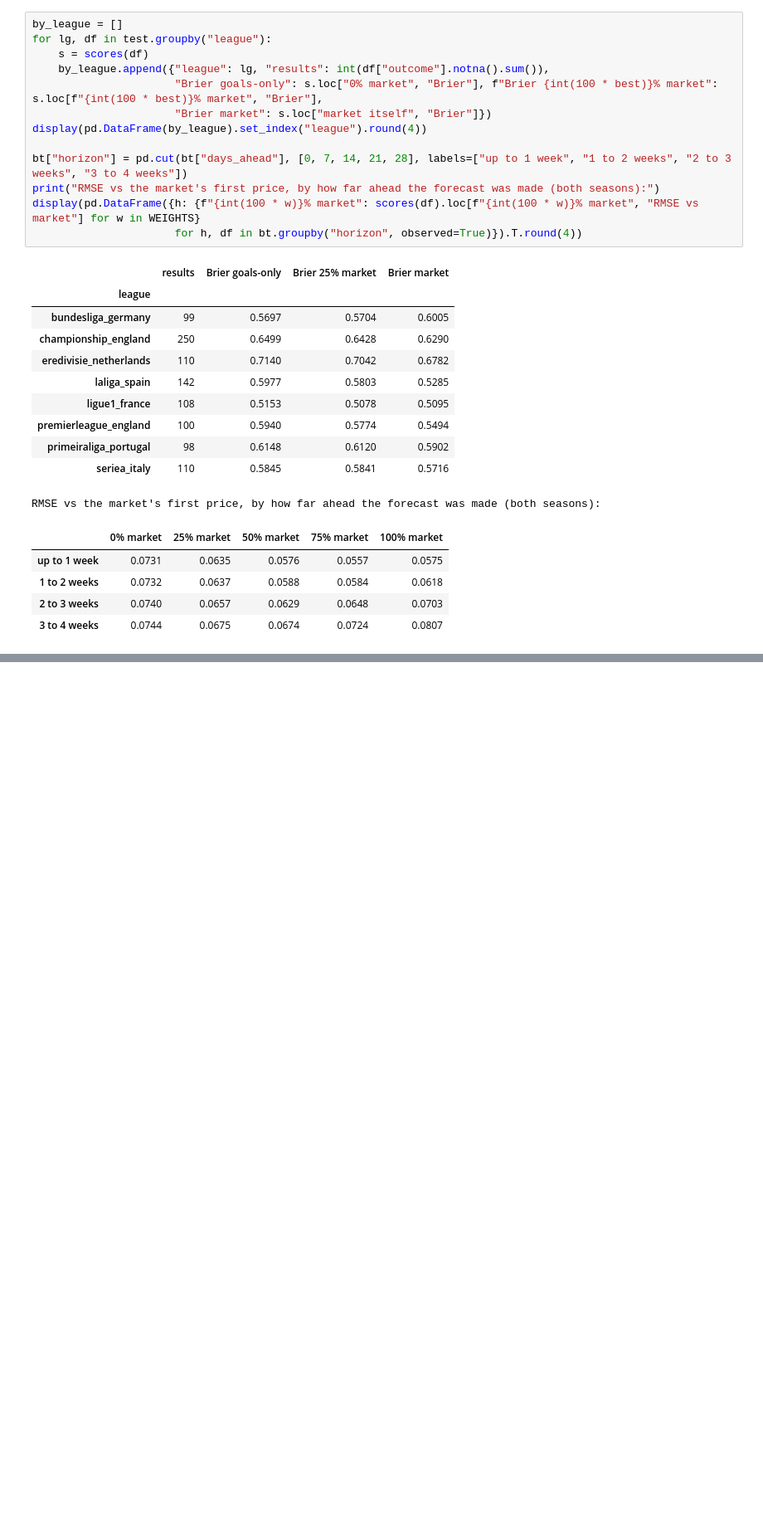
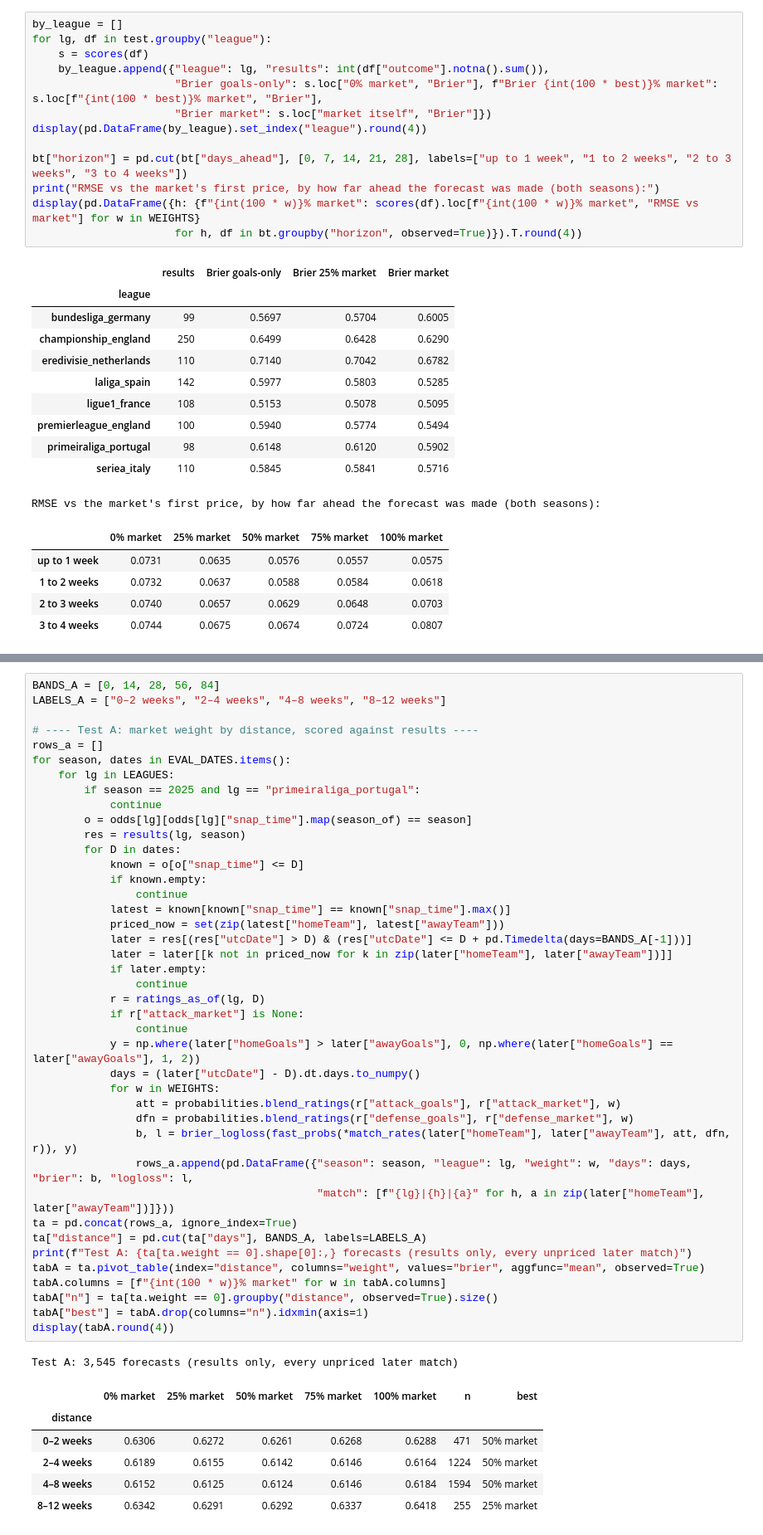
Before and after one commit to vickyfriss/Football-analytics, a Jupyter notebook: 202610 - 3 - Market-Implied Team Strengths (Backtest).ipynb, the cells around one changed output, grey strips where cells are left out. Shown at 83% size. Drawn from its saved outputs; the diff is of its cells as text; blank space fills up the shorter version.

```diff
--- a/202610 - 3 - Market-Implied Team Strengths (Backtest).ipynb
+++ b/202610 - 3 - Market-Implied Team Strengths (Backtest).ipynb
@@ -310,0 +345,49 @@ RMSE vs the market's first price, by how far ahead the forecast was made (both s
+# %%
+BANDS_A = [0, 14, 28, 56, 84]
+LABELS_A = ["0–2 weeks", "2–4 weeks", "4–8 weeks", "8–12 weeks"]
+
+# ---- Test A: market weight by distance, scored against results ----
+rows_a = []
+for season, dates in EVAL_DATES.items():
+    for lg in LEAGUES:
+        if season == 2025 and lg == "primeiraliga_portugal":
+            continue
+        o = odds[lg][odds[lg]["snap_time"].map(season_of) == season]
+        res = results(lg, season)
+        for D in dates:
+            known = o[o["snap_time"] <= D]
+            if known.empty:
+                continue
+            latest = known[known["snap_time"] == known["snap_time"].max()]
+            priced_now = set(zip(latest["homeTeam"], latest["awayTeam"]))
+            later = res[(res["utcDate"] > D) & (res["utcDate"] <= D + pd.Timedelta(days=BANDS_A[-1]))]
+            later = later[[k not in priced_now for k in zip(later["homeTeam"], later["awayTeam"])]]
+            if later.empty:
+                continue
+            r = ratings_as_of(lg, D)
+            if r["attack_market"] is None:
+                continue
+            y = np.where(later["homeGoals"] > later["awayGoals"], 0, np.where(later["homeGoals"] == later["awayGoals"], 1, 2))
+            days = (later["utcDate"] - D).dt.days.to_numpy()
+            for w in WEIGHTS:
+                att = probabilities.blend_ratings(r["attack_goals"], r["attack_market"], w)
+                dfn = probabilities.blend_ratings(r["defense_goals"], r["defense_market"], w)
+                b, l = brier_logloss(fast_probs(*match_rates(later["homeTeam"], later["awayTeam"], att, dfn, r)), y)
+                rows_a.append(pd.DataFrame({"season": season, "league": lg, "weight": w, "days": days, "brier": b, "logloss": l,
+                                            "match": [f"{lg}|{h}|{a}" for h, a in zip(later["homeTeam"], later["awayTeam"])]}))
+ta = pd.concat(rows_a, ignore_index=True)
+ta["distance"] = pd.cut(ta["days"], BANDS_A, labels=LABELS_A)
+print(f"Test A: {ta[ta.weight == 0].shape[0]:,} forecasts (results only, every unpriced later match)")
+tabA = ta.pivot_table(index="distance", columns="weight", values="brier", aggfunc="mean", observed=True)
+tabA.columns = [f"{int(100 * w)}% market" for w in tabA.columns]
+tabA["n"] = ta[ta.weight == 0].groupby("distance", observed=True).size()
+tabA["best"] = tabA.drop(columns="n").idxmin(axis=1)
+display(tabA.round(4))
+# %% [output]
+Test A: 3,545 forecasts (results only, every unpriced later match)
+|  | 0% market | 25% market | 50% market | 75% market | 100% market | n | best |
+| distance |  |  |  |  |  |  |  |
+| 0–2 weeks | 0.6306 | 0.6272 | 0.6261 | 0.6268 | 0.6288 | 471 | 50% market |
+| 2–4 weeks | 0.6189 | 0.6155 | 0.6142 | 0.6146 | 0.6164 | 1224 | 50% market |
+| 4–8 weeks | 0.6152 | 0.6125 | 0.6124 | 0.6146 | 0.6184 | 1594 | 50% market |
+| 8–12 weeks | 0.6342 | 0.6291 | 0.6292 | 0.6337 | 0.6418 | 255 | 25% market |
```
Also changed, not shown: parts of 9 cells of this notebook.
